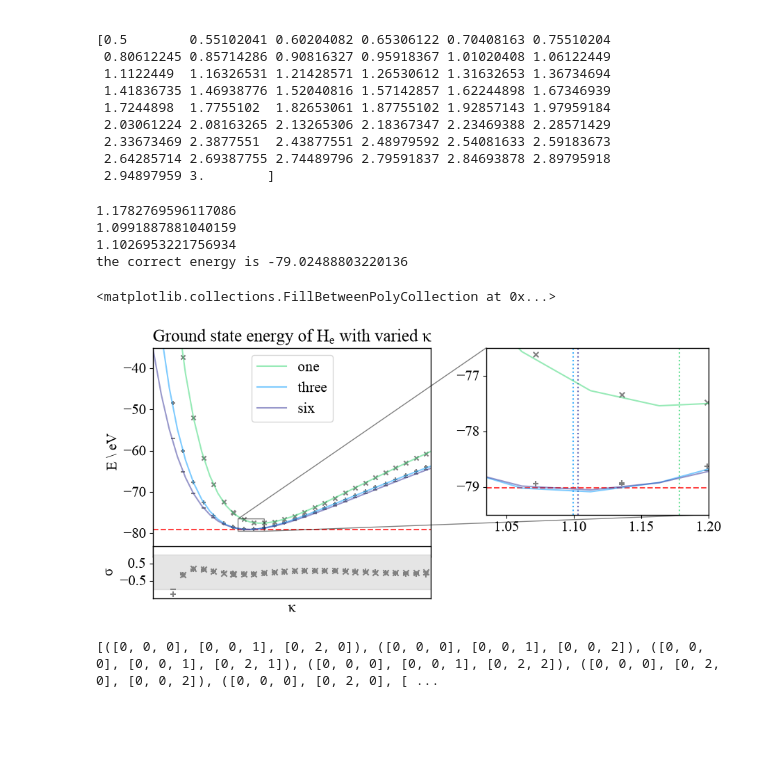
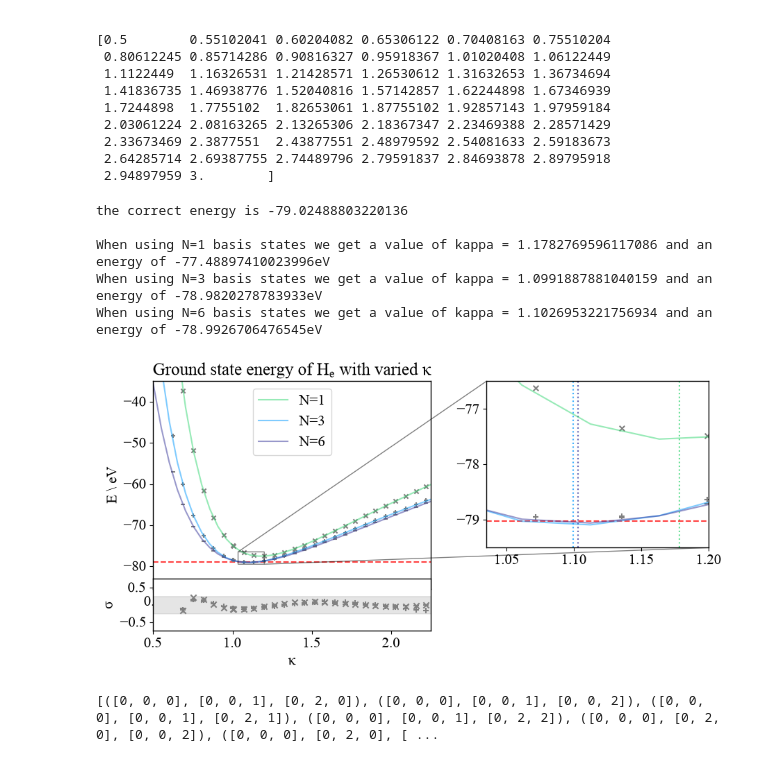
Before and after one commit to ruthhodgson/3particle_project, a Jupyter notebook: notebooks/milestone_nb.ipynb, the cells around one changed output. Cells and saved outputs as stored; diff of their text form; code cells hidden in the pictures; blank space fills up the shorter version.

Commit message:
tiding plot for poster

```diff
--- a/notebooks/milestone_nb.ipynb
+++ b/notebooks/milestone_nb.ipynb
@@ -45,10 +49,13 @@ four_states =     [[0,0,0], [0,0,1], [0,2,0], [0,0,2]]
 five_states =     [[0,0,0], [0,0,1], [0,2,0], [0,0,2], [0, 2, 1]]
 six_states  =     [[0,0,0], [0,0,1], [0,2,0], [0,0,2], [0, 2, 1], [0, 2, 2]]
 
+# new = [[2,2,2], [2,0,1], [2,2,3], [3,2,2], [3, 2, 3], [4, 4, 4]]
+
+
 
 
 states_list = [one_state_basis,  hyll_states, six_states]
-state_names_list = ['one', 'three', 'six']
+state_names_list = ['N=1', 'N=3', 'N=6']
 states_ints = [1, 3, 6]
 # %%
 comb_states = list(itertools.combinations(six_states, 3))
@@ -337,7 +344,7 @@ def raise_mat_to_power(matrix, power):
 
     for i in range(length):
         for j in range(length):
-            if i==j:
+            if i==j and matrix[i][j] !=0:
                 new_mat[i][j] = (matrix[i][j])**power
 
     return new_mat
@@ -490,7 +497,7 @@ mpl.rcParams['mathtext.it'] = 'Times New Roman'
 mpl.rcParams['mathtext.bf'] = 'Times New Roman'
 
 colors = plt.colormaps['terrain'](np.linspace(0.3, 0, len(states_ints)))
-markers= [ 'x', '+', '_']
+markers= [ 'x', '+', '_', '|']
 # %%
 results = {}
 
@@ -556,7 +563,7 @@ for state in range(len(states_list)):
                                         sigma=0.1, # array of error bars for the fit
                                         absolute_sigma=True, # errors bars DO represent 1 std error
                                         p0=initial_vals, # starting point for fit
-                                        check_finite=True)
+                                        check_finite=True, maxfev = 10000000)
 
     popt_xs = np.linspace(0.5, 3, 50)
     popt_ys = []
@@ -567,7 +574,6 @@ for state in range(len(states_list)):
 
     zeros = minimize(function, x0=0.5)
     minim = float(zeros.x[0])
-    print(minim)
 
     res_energy = all(minim, len(states_list[state]), states_list[state])
 
@@ -610,43 +616,44 @@ ax_kappa.set_ylabel('E \ eV')
 print(f'the correct energy is {correct_energy}')
 print()
 
-# for key, value in results.items():
-#     print(f"{key}: {value}")
+for key, value in results.items():
+    print(f"When using {key} basis states we get a value of kappa = {value[1]} and an energy of {value[0]}eV")
 
 
 
 
 
 # setting of a zoomed graph
 x1, x2, y1, y2 = 1.035, 1.2, -79.5, -76.5
 axins.set_xlim(x1, x2)
 axins.set_ylim(y1, y2)
 
 # axins.set_yticks([-77.5, -78.5, -79.5])
 ax_kappa.indicate_inset_zoom(axins, edgecolor = 'k')
 ax_kappa.set_xticks([])
 
 ax3.set_yticks([-0.5, 0.5])
-ax3.set_ylim(top = 1.5, bottom =-1.5)
+ax3.set_ylim(top = 0.75, bottom =-.75)
 ax3.set_ylabel('$\sigma$', loc = 'center')
 ax3.set_xlabel('$\kappa$')
+ax3.set_xticks([0.5, 1, 1.5, 2])
 # ax3.yaxis.set_label_position("right")
-ax3.fill_between(np.linspace(left_x, right_x, 1000), -1, 1, color = "gray", alpha = 0.2)
+ax3.fill_between(np.linspace(left_x, right_x, 1000), -0.25, 0.25, color = "gray", alpha = 0.2)
 
 # ax3.set_xlim(left_x,right_x )
 
 
 
 
 
-# plt.savefig('/Users/ruthhodgson/Documents/l3/computing_project/results/kappa_variation_graph.svg', format='svg', dpi=1200)
+# plt.savefig('/Users/ruthhodgson/Documents/l3/computing_project/results/kappa_variation_graph.png', format='png', dpi=1200)
 # %% [output]
-1.1782769596117086
-1.0991887881040159
-1.1026953221756934
 the correct energy is -79.02488803220136
+
+When using N=1 basis states we get a value of kappa = 1.1782769596117086 and an energy of -77.48897410023996eV
+When using N=3 basis states we get a value of kappa = 1.0991887881040159 and an energy of -78.9820278783933eV
+When using N=6 basis states we get a value of kappa = 1.1026953221756934 and an energy of -78.9926706476545eV
-<matplotlib.collections.FillBetweenPolyCollection at 0x...>
-[figure, old version]
+[figure, new version]
 # %%
 found_kappa = 1.0489546898326079
 # %%
```
Also changed, not shown: parts of 1 cell of this notebook.
